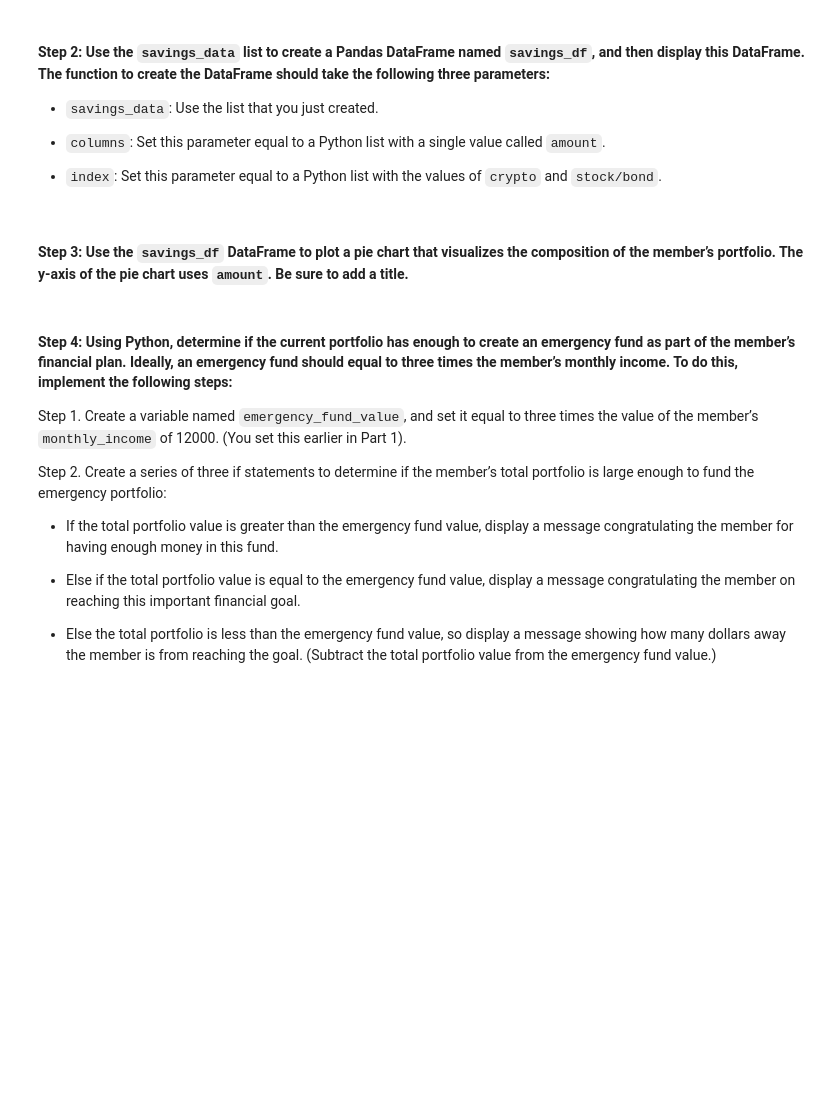
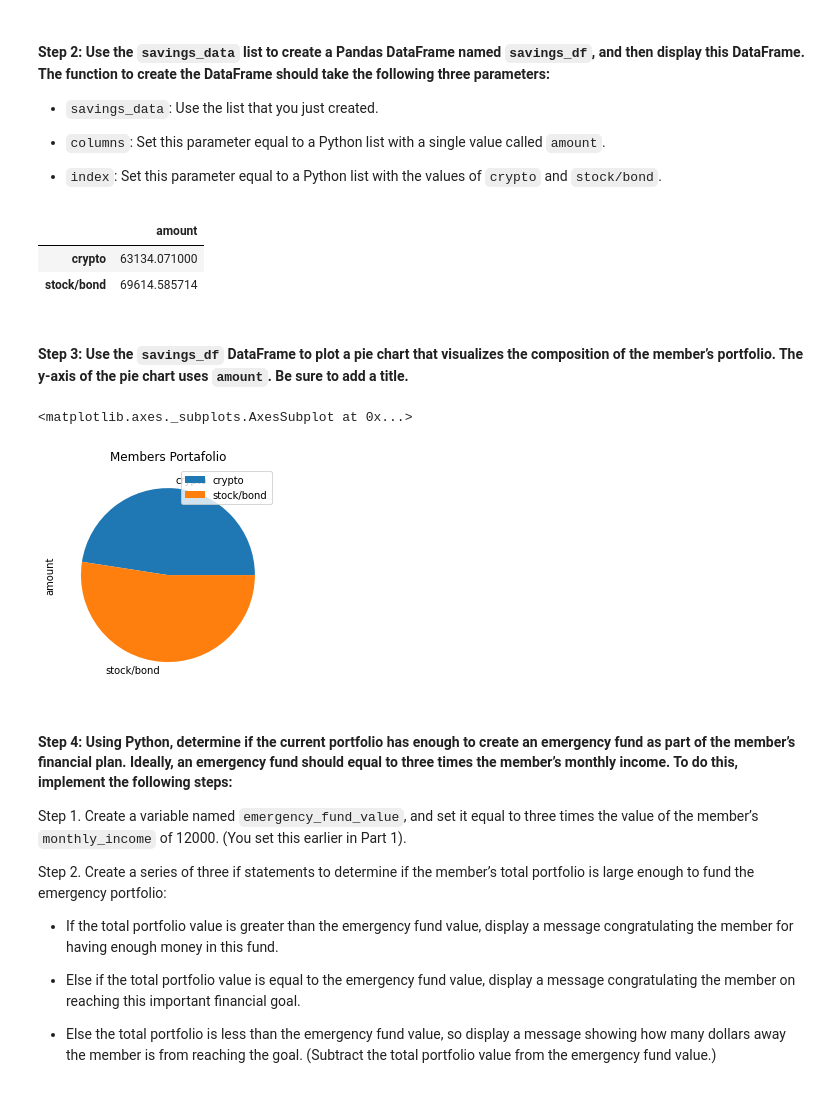
Before and after one commit to carlosmpr/Challange5, a Jupyter notebook: financial_planning_tools.ipynb, the cells around one changed output. Drawn from its saved outputs; the diff is of its cells as text; code cells hidden in the pictures; blank space fills up the shorter version.

```diff
--- a/financial_planning_tools.ipynb
+++ b/financial_planning_tools.ipynb
@@ -325,6 +325,8 @@ In this section, you’ll use the valuations for the cryptocurrency wallet and f
 # %%
 # Consolidate financial assets data into a Python list
 # YOUR CODE HERE
+savings_data = [total_crypto_wallet, total_stocks_bonds]
 
 # Review the Python list savings_data
 # YOUR CODE HERE
+savings_data
@@ -337,16 +341,24 @@ In this section, you’ll use the valuations for the cryptocurrency wallet and f
 
 - `index`: Set this parameter equal to a Python list with the values of `crypto` and `stock/bond`.
 # %%
-# Create a Pandas DataFrame called savings_df
-# YOUR CODE HERE
+savings_df = pd.DataFrame({'amount':savings_data}, index=["crypto", "stock/bond"])
 
 # Display the savings_df DataFrame
 # YOUR CODE HERE
+savings_df
+# %% [output]
+|  | amount |
+| crypto | 63134.071000 |
+| stock/bond | 69614.585714 |
 # %% [markdown]
 #### Step 3: Use the `savings_df` DataFrame to plot a pie chart that visualizes the composition of the member’s portfolio. The y-axis of the pie chart uses `amount`. Be sure to add a title.
 # %%
 # Plot the total value of the member's portfolio (crypto and stock/bond) in a pie chart
 # YOUR CODE HERE
+savings_df.plot.pie(title="Members Portafolio", y="amount")
+# %% [output]
+<matplotlib.axes._subplots.AxesSubplot at 0x...>
+[figure, added]
 # %% [markdown]
 #### Step 4: Using Python, determine if the current portfolio has enough to create an emergency fund as part of the member’s financial plan. Ideally, an emergency fund should equal to three times the member’s monthly income. To do this, implement the following steps:
 
```
Also changed, not shown: parts of 4 cells of this notebook.
